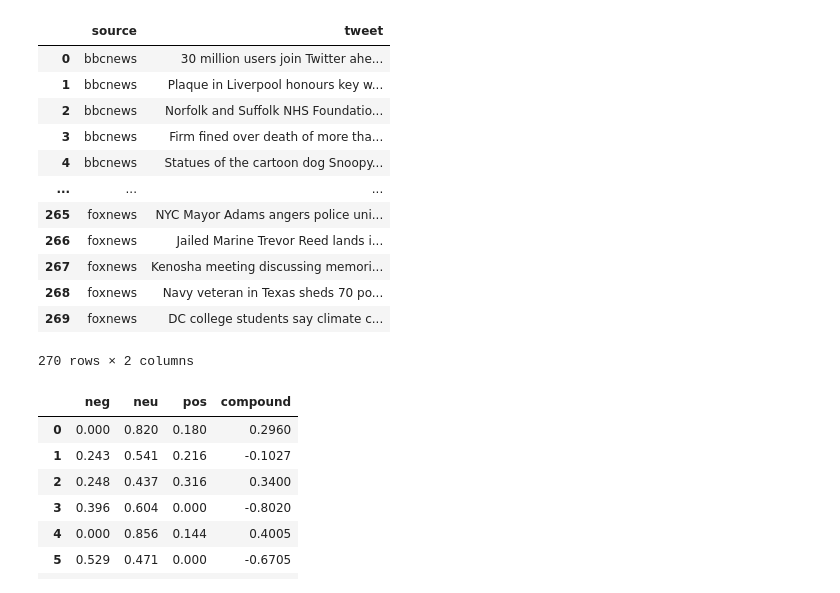
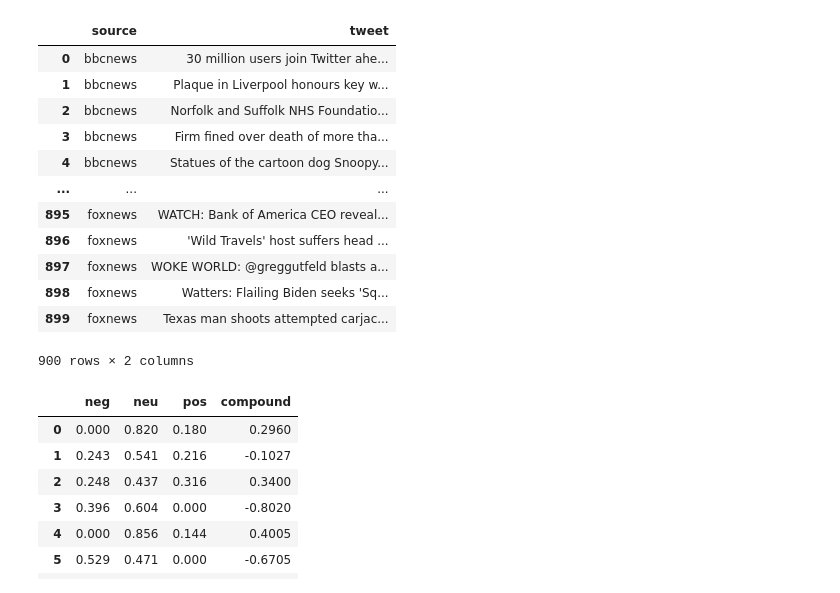
Before and after one commit to Kiehl012/Twitter_Sentiment_Analysis, a Jupyter notebook: api_request.ipynb, the cells around one changed output. Drawn from its saved outputs; the diff is of its cells as text; code cells hidden in the pictures.

```diff
--- a/api_request.ipynb
+++ b/api_request.ipynb
@@ -31,44 +31,44 @@ def bearer_oauth(r):
     r.headers["User-Agent"] = "v2UserTweetsPython"
     return r
 
-tweet_count = 30
+tweet_count = 100
 # Loop through dictionary of accounts
 for user in users:
 
     # define query parameters
     params = {"max_results":tweet_count,
              'exclude':'replies,retweets'}
     # create request URL
     URL = "https://api.twitter.com/2/users/{}/tweets".format(users[user])
     response = requests.request("GET", URL, auth=bearer_oauth, params = params).json()
 
     # loop through payload to grab individual tweets for each account
     for x in range(tweet_count):
         # grab tweet text
         tweet = response['data'][x]['text']
         # removed URL from end of tweet and strip leading/trailing spaces
         clean_tweet = re.sub(r'https://.*', '',tweet).strip()
         source = user
         tweet = clean_tweet
         # user account name and tweet test to temporary dataframe.
         temp_df = pd.DataFrame([[source, tweet]], columns =['source','tweet'])
         # add temporary dataframe to final dataframe.
         final_df = pd.concat([final_df,temp_df],ignore_index=True)
 final_df
 # %% [output]
 |  | source | tweet |
 | 0 | bbcnews | 30 million users join Twitter ahe... |
 | 1 | bbcnews | Plaque in Liverpool honours key w... |
 | 2 | bbcnews | Norfolk and Suffolk NHS Foundatio... |
 | 3 | bbcnews | Firm fined over death of more tha... |
 | 4 | bbcnews | Statues of the cartoon dog Snoopy... |
 | ... | ... | ... |
-| 265 | foxnews | NYC Mayor Adams angers police uni... |
-| 266 | foxnews | Jailed Marine Trevor Reed lands i... |
-| 267 | foxnews | Kenosha meeting discussing memori... |
-| 268 | foxnews | Navy veteran in Texas sheds 70 po... |
-| 269 | foxnews | DC college students say climate c... |
+| 895 | foxnews | WATCH: Bank of America CEO reveal... |
+| 896 | foxnews | 'Wild Travels' host suffers head ... |
+| 897 | foxnews | WOKE WORLD: @greggutfeld blasts a... |
+| 898 | foxnews | Watters: Flailing Biden seeks 'Sq... |
+| 899 | foxnews | Texas man shoots attempted carjac... |
-270 rows × 2 columns
+900 rows × 2 columns
 # %%
 from vaderSentiment.vaderSentiment import SentimentIntensityAnalyzer
 analyser = SentimentIntensityAnalyzer()
```
Also changed, not shown: parts of 4 cells of this notebook.
